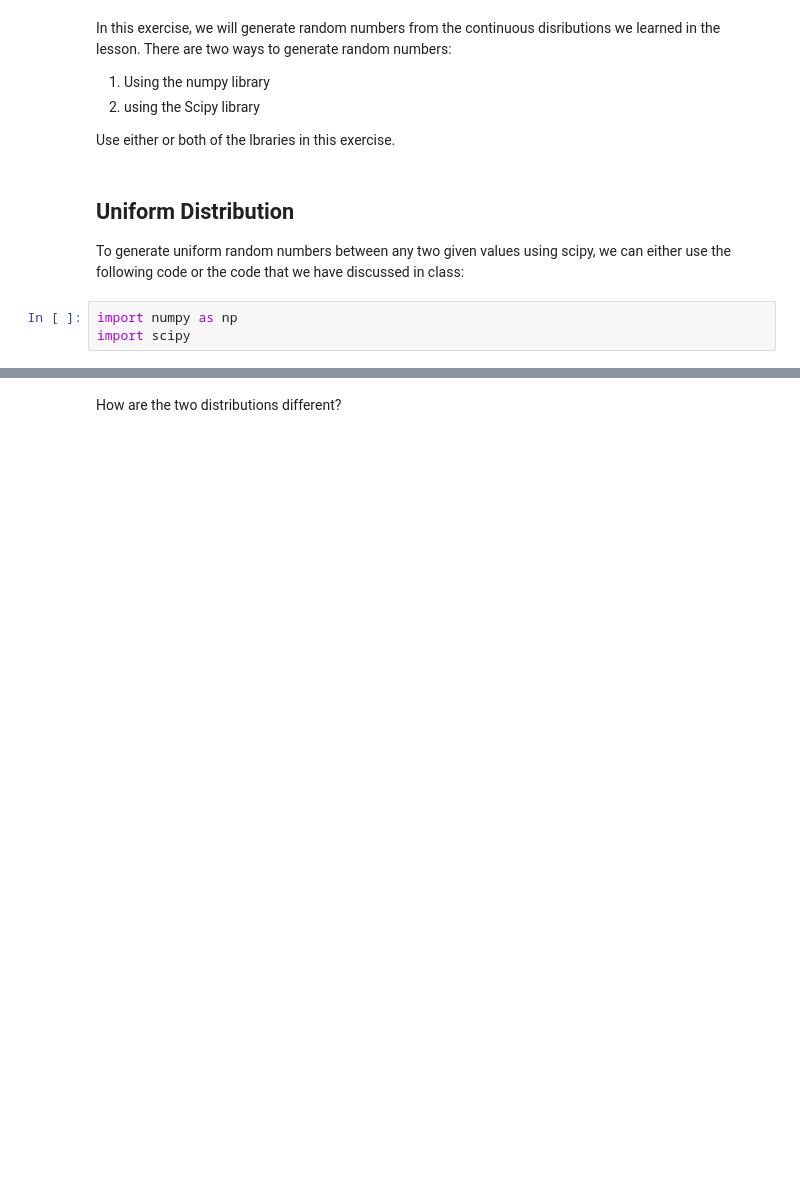
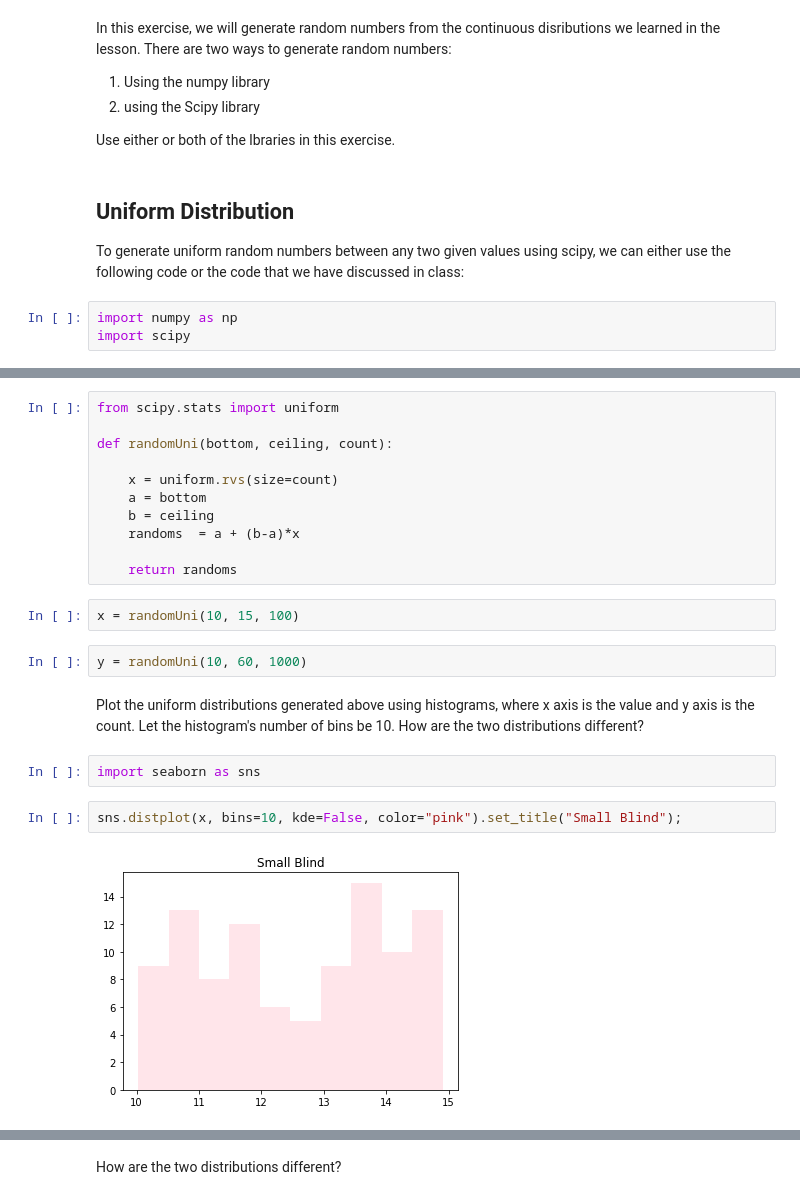
Before and after one commit to ironhack-datalabs/datamad0620, a Jupyter notebook: module-2/lab-continuous-probability-distribution/your-code/main.ipynb, the cells around one changed output, grey strips where cells are left out. Drawn from its saved outputs; the diff is of its cells as text; blank space fills up the shorter version.

```diff
--- a/module-2/lab-continuous-probability-distribution/your-code/main.ipynb
+++ b/module-2/lab-continuous-probability-distribution/your-code/main.ipynb
@@ -52,0 +51,24 @@ Your output should look like below:
+# %%
+from scipy.stats import uniform
+
+def randomUni(bottom, ceiling, count):
+
+    x = uniform.rvs(size=count)
+    a = bottom
+    b = ceiling
+    randoms  = a + (b-a)*x
+
+    return randoms
+# %%
+x = randomUni(10, 15, 100)
+# %%
+y = randomUni(10, 60, 1000)
+# %% [markdown]
+Plot the uniform distributions generated above using histograms, where x axis is the value and y axis is the count. Let the histogram's number of bins be 10.
+How are the two distributions different?
+# %%
+import seaborn as sns
+# %%
+sns.distplot(x, bins=10, kde=False, color="pink").set_title("Small Blind");
+# %% [output]
+[figure, added]
```
Also changed, not shown: parts of 33 cells of this notebook.
